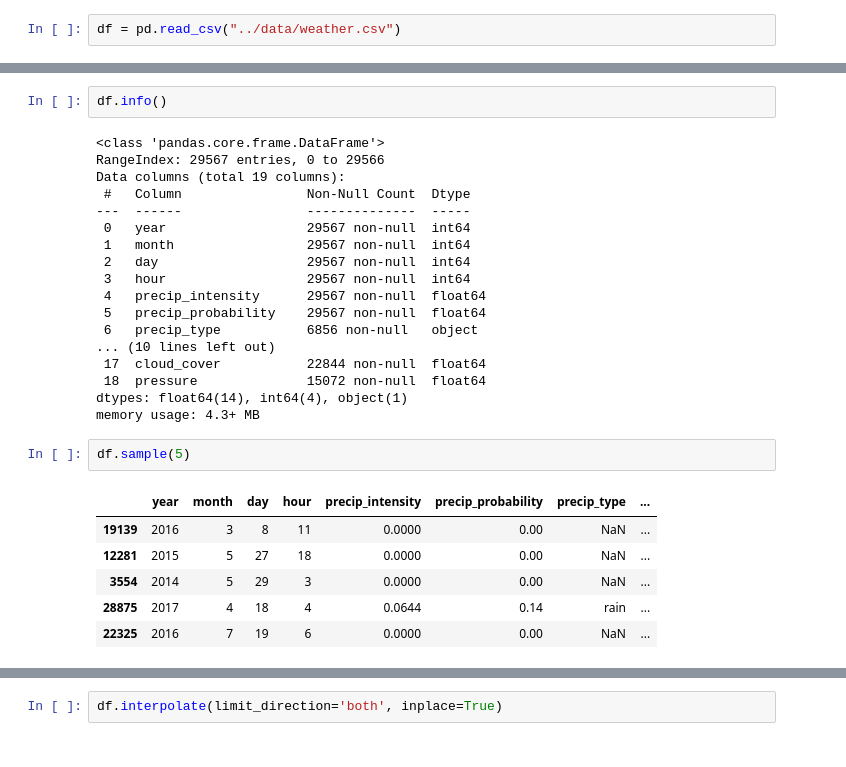
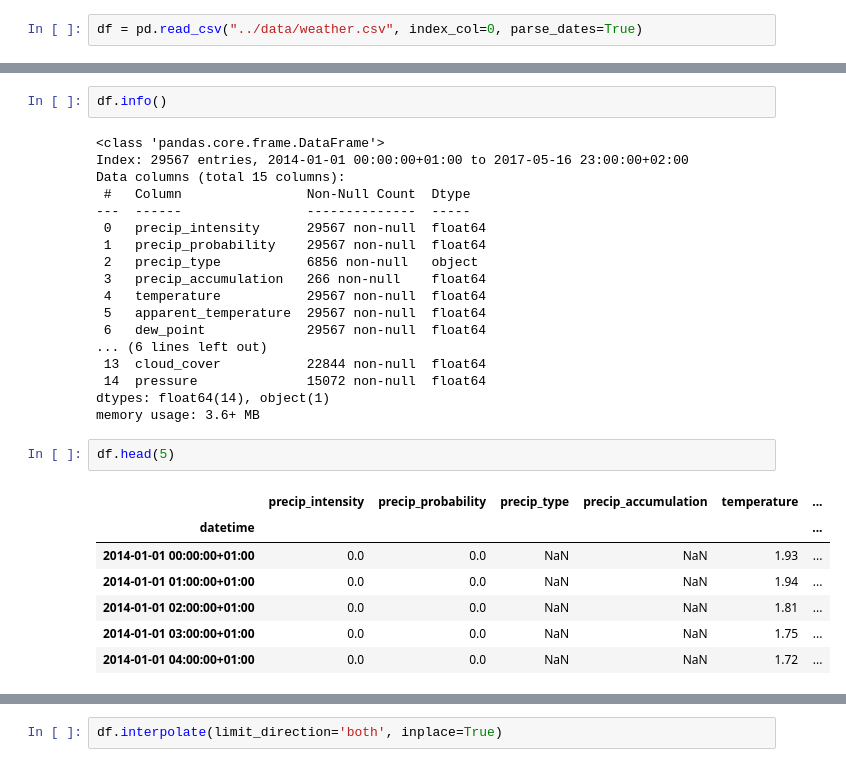
Before and after one commit to dorotheelaugwitz/master-thesis, a Jupyter notebook: clean_weather_data.ipynb, the cells around one changed output, grey strips where cells are left out. Cells and saved outputs as stored; diff of their text form.

```diff
--- a/clean_weather_data.ipynb
+++ b/clean_weather_data.ipynb
@@ -14,5 +46,5 @@ Numpy Version: 1.19.2
 # %%
-df = pd.read_csv("../data/weather.csv")
+df = pd.read_csv("../data/weather.csv", index_col=0, parse_dates=True)
 # %%
 df.describe()
 # %% [output]
@@ -29,28 +61,29 @@ df.describe()
 df.info()
 # %% [output]
 <class 'pandas.core.frame.DataFrame'>
-RangeIndex: 29567 entries, 0 to 29566
-Data columns (total 19 columns):
+Index: 29567 entries, 2014-01-01 00:00:00+01:00 to 2017-05-16 23:00:00+02:00
+Data columns (total 15 columns):
  #   Column                Non-Null Count  Dtype
 ---  ------                --------------  -----
- 0   year                  29567 non-null  int64
- 1   month                 29567 non-null  int64
- 2   day                   29567 non-null  int64
- 3   hour                  29567 non-null  int64
- 4   precip_intensity      29567 non-null  float64
- 5   precip_probability    29567 non-null  float64
- 6   precip_type           6856 non-null   object
-... (10 lines left out)
- 17  cloud_cover           22844 non-null  float64
- 18  pressure              15072 non-null  float64
-dtypes: float64(14), int64(4), object(1)
-memory usage: 4.3+ MB
+ 0   precip_intensity      29567 non-null  float64
+ 1   precip_probability    29567 non-null  float64
+ 2   precip_type           6856 non-null   object
+ 3   precip_accumulation   266 non-null    float64
+ 4   temperature           29567 non-null  float64
+ 5   apparent_temperature  29567 non-null  float64
+ 6   dew_point             29567 non-null  float64
+... (6 lines left out)
+ 13  cloud_cover           22844 non-null  float64
+ 14  pressure              15072 non-null  float64
+dtypes: float64(14), object(1)
+memory usage: 3.6+ MB
 # %%
-df.sample(5)
+df.head(5)
 # %% [output]
-|  | year | month | day | hour | precip_intensity | precip_probability | precip_type | ... |
-| 19139 | 2016 | 3 | 8 | 11 | 0.0000 | 0.00 | NaN | ... |
-| 12281 | 2015 | 5 | 27 | 18 | 0.0000 | 0.00 | NaN | ... |
-| 3554 | 2014 | 5 | 29 | 3 | 0.0000 | 0.00 | NaN | ... |
-| 28875 | 2017 | 4 | 18 | 4 | 0.0644 | 0.14 | rain | ... |
-| 22325 | 2016 | 7 | 19 | 6 | 0.0000 | 0.00 | NaN | ... |
+|  | precip_intensity | precip_probability | precip_type | precip_accumulation | temperature | ... |
+| datetime |  |  |  |  |  | ... |
+| 2014-01-01 00:00:00+01:00 | 0.0 | 0.0 | NaN | NaN | 1.93 | ... |
+| 2014-01-01 01:00:00+01:00 | 0.0 | 0.0 | NaN | NaN | 1.94 | ... |
+| 2014-01-01 02:00:00+01:00 | 0.0 | 0.0 | NaN | NaN | 1.81 | ... |
+| 2014-01-01 03:00:00+01:00 | 0.0 | 0.0 | NaN | NaN | 1.75 | ... |
+| 2014-01-01 04:00:00+01:00 | 0.0 | 0.0 | NaN | NaN | 1.72 | ... |
```
Also changed, not shown: parts of 25 cells of this notebook, 3 other files.
